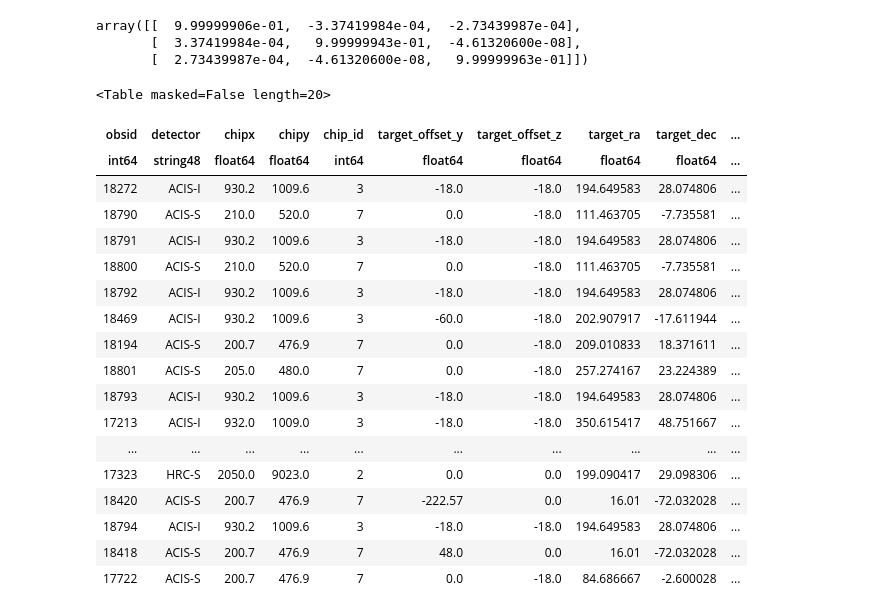
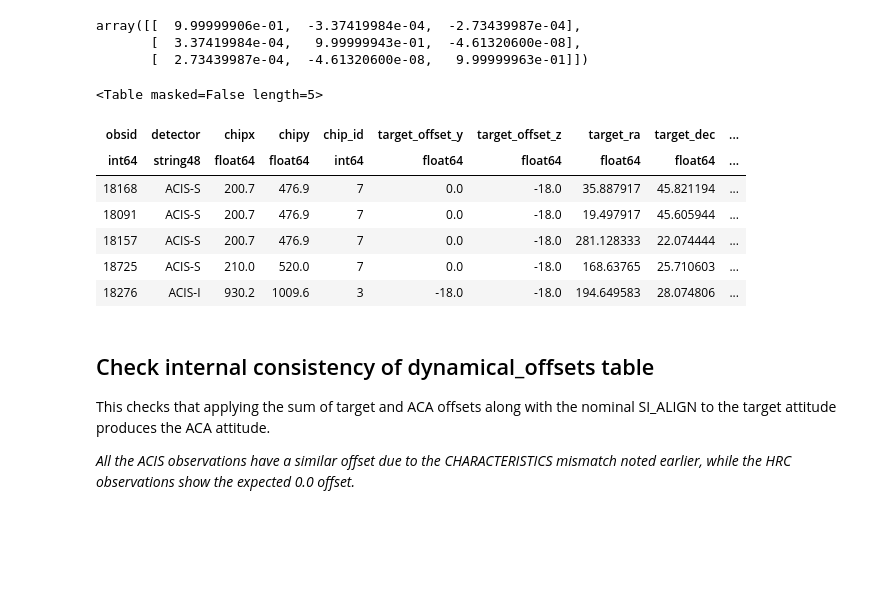
Before and after one commit to sot/aimpoint_mon, a Jupyter notebook: testing/dynam_offsets/verify_dynamic_offsets.ipynb, the cells around one changed output. Saved outputs shown, nothing was run; the diff lists cells and outputs as text; code cells hidden in the pictures; blank space fills up the shorter version.

```diff
--- a/testing/dynam_offsets/verify_dynamic_offsets.ipynb
+++ b/testing/dynam_offsets/verify_dynamic_offsets.ipynb
@@ -29,3 +68,8 @@ import parse_cm.maneuver
+# %%
+PRODUCTS = 'MAR0516O'
+
+TEST_DIR = '/proj/sot/ska/ops/SFE'
+FLIGHT_DIR = '/data/mpcrit1/mplogs/2016'  # Must match PRODUCTS
 # %%
 # SI_ALIGN from Matlab code
 SI_ALIGN = chandra_aca.ODB_SI_ALIGN
@@ -74,23 +116,21 @@ dat = Table.read('MAR0516O/MAR0516O_aimpoint_adjustment.txt', format='ascii')
-# %%
-dat[10:30]
-# %% [output]
-<Table masked=False length=20>
-| obsid | detector | chipx | chipy | chip_id | target_offset_y | target_offset_z | target_ra | target_dec | ... |
-| int64 | string48 | float64 | float64 | int64 | float64 | float64 | float64 | float64 | ... |
-| 18272 | ACIS-I | 930.2 | 1009.6 | 3 | -18.0 | -18.0 | 194.649583 | 28.074806 | ... |
-| 18790 | ACIS-S | 210.0 | 520.0 | 7 | 0.0 | -18.0 | 111.463705 | -7.735581 | ... |
-| 18791 | ACIS-I | 930.2 | 1009.6 | 3 | -18.0 | -18.0 | 194.649583 | 28.074806 | ... |
-| 18800 | ACIS-S | 210.0 | 520.0 | 7 | 0.0 | -18.0 | 111.463705 | -7.735581 | ... |
-| 18792 | ACIS-I | 930.2 | 1009.6 | 3 | -18.0 | -18.0 | 194.649583 | 28.074806 | ... |
-| 18469 | ACIS-I | 930.2 | 1009.6 | 3 | -60.0 | -18.0 | 202.907917 | -17.611944 | ... |
-| 18194 | ACIS-S | 200.7 | 476.9 | 7 | 0.0 | -18.0 | 209.010833 | 18.371611 | ... |
-| 18801 | ACIS-S | 205.0 | 480.0 | 7 | 0.0 | -18.0 | 257.274167 | 23.224389 | ... |
-| 18793 | ACIS-I | 930.2 | 1009.6 | 3 | -18.0 | -18.0 | 194.649583 | 28.074806 | ... |
-| 17213 | ACIS-I | 932.0 | 1009.0 | 3 | -18.0 | -18.0 | 350.615417 | 48.751667 | ... |
-| ... | ... | ... | ... | ... | ... | ... | ... | ... | ... |
-| 17323 | HRC-S | 2050.0 | 9023.0 | 2 | 0.0 | 0.0 | 199.090417 | 29.098306 | ... |
-| 18420 | ACIS-S | 200.7 | 476.9 | 7 | -222.57 | 0.0 | 16.01 | -72.032028 | ... |
-| 18794 | ACIS-I | 930.2 | 1009.6 | 3 | -18.0 | -18.0 | 194.649583 | 28.074806 | ... |
-| 18418 | ACIS-S | 200.7 | 476.9 | 7 | 48.0 | 0.0 | 16.01 | -72.032028 | ... |
-| 17722 | ACIS-S | 200.7 | 476.9 | 7 | 0.0 | -18.0 | 84.686667 | -2.600028 | ... |
+# %%
+filename = os.path.join(TEST_DIR, PRODUCTS, 'ofls', 'output', '{}_dynamical_offsets.txt'.format(PRODUCTS))
+dat = Table.read(filename, format='ascii')
+# %%
+dat[:5]
+# %% [output]
+<Table masked=False length=5>
+| obsid | detector | chipx | chipy | chip_id | target_offset_y | target_offset_z | target_ra | target_dec | ... |
+| int64 | string48 | float64 | float64 | int64 | float64 | float64 | float64 | float64 | ... |
+| 18168 | ACIS-S | 200.7 | 476.9 | 7 | 0.0 | -18.0 | 35.887917 | 45.821194 | ... |
+| 18091 | ACIS-S | 200.7 | 476.9 | 7 | 0.0 | -18.0 | 19.497917 | 45.605944 | ... |
+| 18157 | ACIS-S | 200.7 | 476.9 | 7 | 0.0 | -18.0 | 281.128333 | 22.074444 | ... |
+| 18725 | ACIS-S | 210.0 | 520.0 | 7 | 0.0 | -18.0 | 168.63765 | 25.710603 | ... |
+| 18276 | ACIS-I | 930.2 | 1009.6 | 3 | -18.0 | -18.0 | 194.649583 | 28.074806 | ... |
+# %% [markdown]
+## Check internal consistency of dynamical_offsets table
+
+This checks that applying the sum of target and ACA offsets along with the nominal SI_ALIGN to the target attitude produces the ACA attitude.
+
+*All the ACIS observations have a similar offset due to the CHARACTERISTICS mismatch noted earlier, while the HRC observations show the expected 0.0 offset.*
 # %%
```
Also changed, not shown: parts of 28 cells of this notebook.
